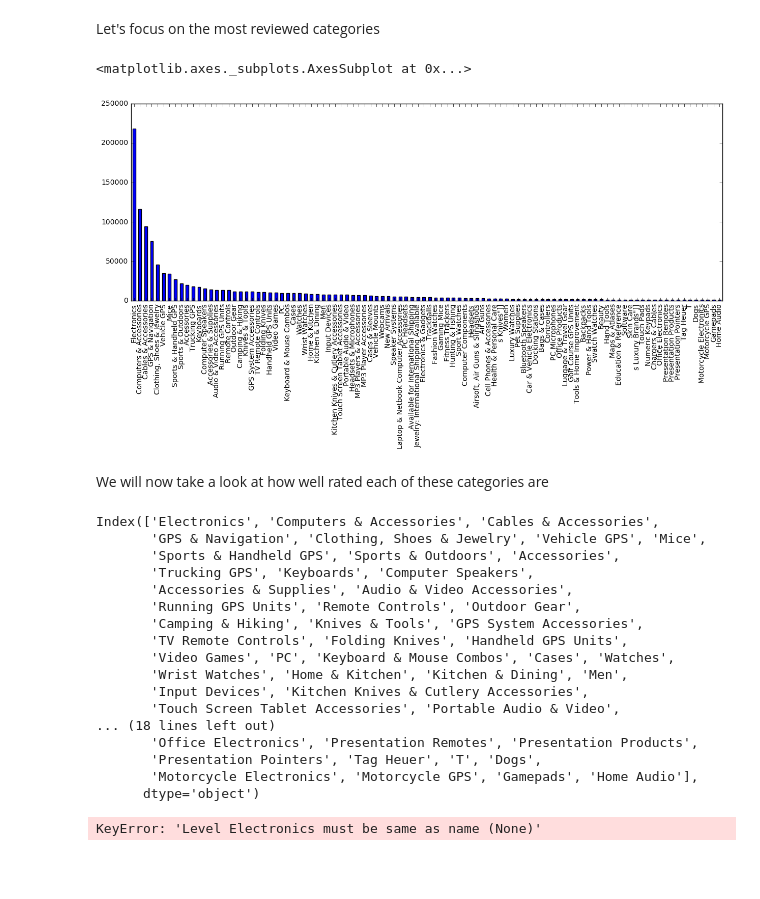
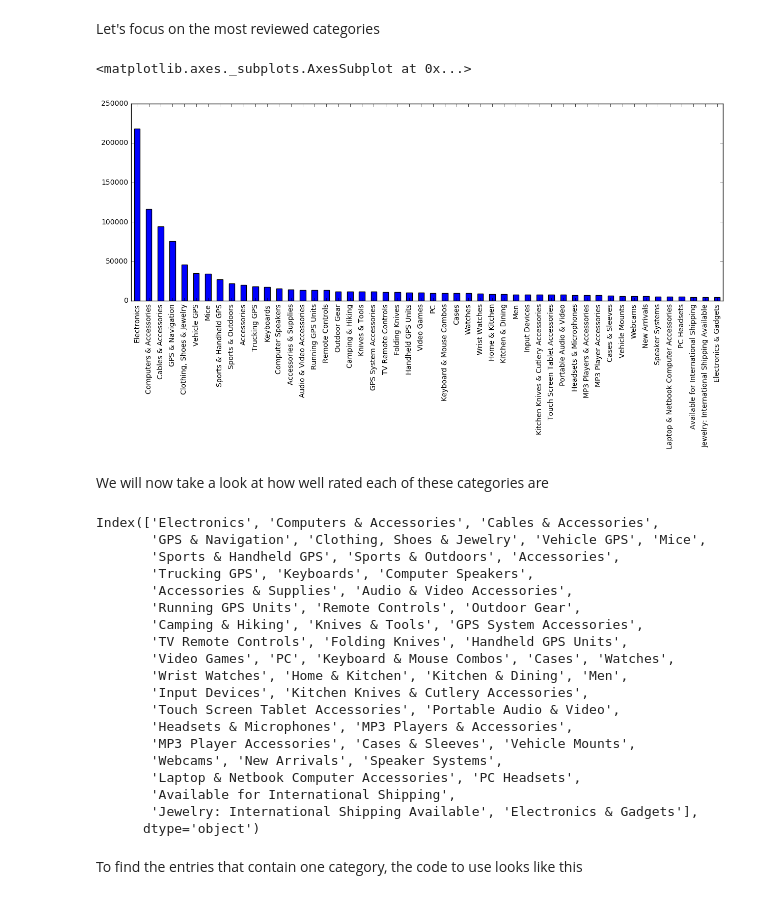
Before and after one commit to bojanp94/ADAProject, a Jupyter notebook: swiss products.ipynb, the cells around one changed output. Drawn from its saved outputs; the diff is of its cells as text; code cells hidden in the pictures; blank space fills up the shorter version.

```diff
--- a/swiss products.ipynb
+++ b/swiss products.ipynb
@@ -114,11 +114,11 @@ dtype: int64
 # %% [markdown]
 Let's focus on the most reviewed categories
 # %%
-categoriesCount = categoriesCount.head(100)
+categoriesCount = categoriesCount.head(50)
 categoriesCount.plot.bar(figsize=(15,5))
 # %% [output]
 <matplotlib.axes._subplots.AxesSubplot at 0x...>
-[figure, old version]
+[figure, new version]
 # %% [markdown]
 We will now take a look at how well rated each of these categories are
 # %%
@@ -136,12 +136,12 @@ Index(['Electronics', 'Computers & Accessories', 'Cables & Accessories',
        'Wrist Watches', 'Home & Kitchen', 'Kitchen & Dining', 'Men',
        'Input Devices', 'Kitchen Knives & Cutlery Accessories',
        'Touch Screen Tablet Accessories', 'Portable Audio & Video',
-... (18 lines left out)
-       'Office Electronics', 'Presentation Remotes', 'Presentation Products',
-       'Presentation Pointers', 'Tag Heuer', 'T', 'Dogs',
-       'Motorcycle Electronics', 'Motorcycle GPS', 'Gamepads', 'Home Audio'],
+       'Headsets & Microphones', 'MP3 Players & Accessories',
+       'MP3 Player Accessories', 'Cases & Sleeves', 'Vehicle Mounts',
+       'Webcams', 'New Arrivals', 'Speaker Systems',
+       'Laptop & Netbook Computer Accessories', 'PC Headsets',
+       'Available for International Shipping',
+       'Jewelry: International Shipping Available', 'Electronics & Gadgets'],
       dtype='object')
-# %%
-a = swissDF['Electronics' in swissDF['categories']]
-# %% [output]
-KeyError: 'Level Electronics must be same as name (None)'
+# %% [markdown]
+To find the entries that contain one category, the code to use looks like this
```
Also changed, not shown: parts of 5 cells of this notebook.
